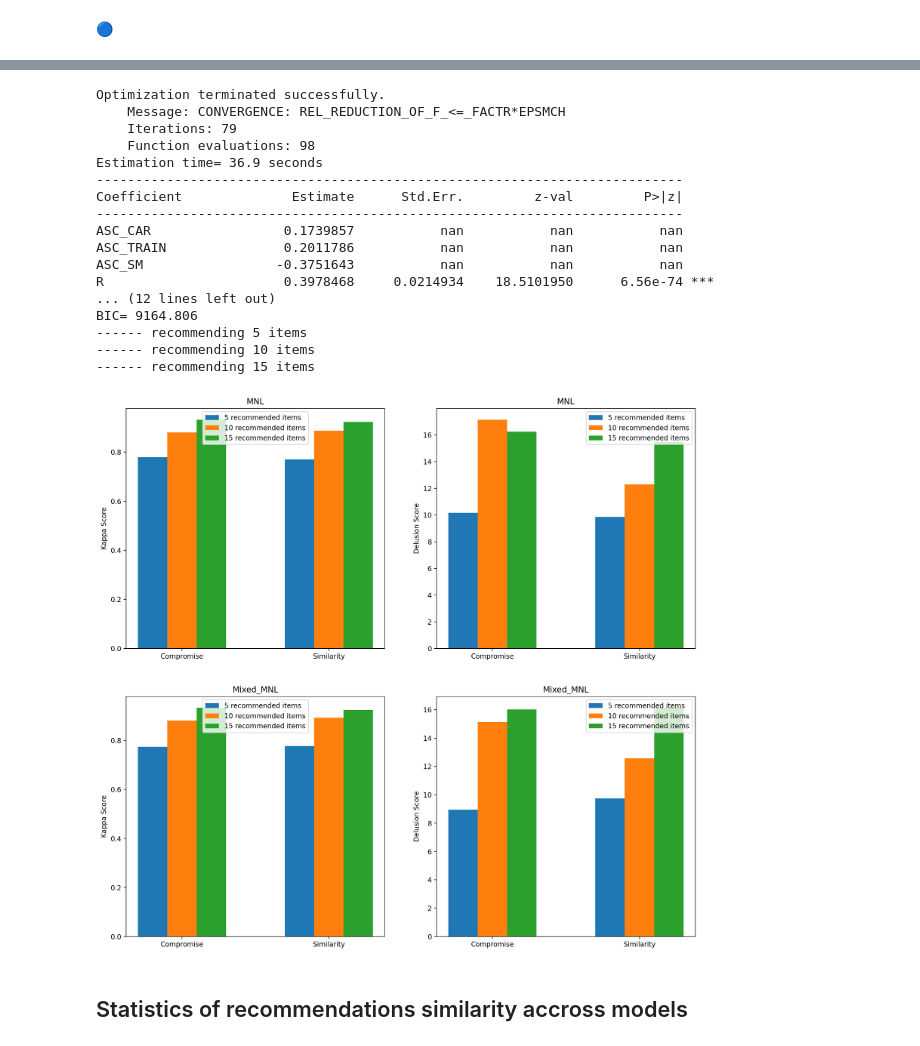
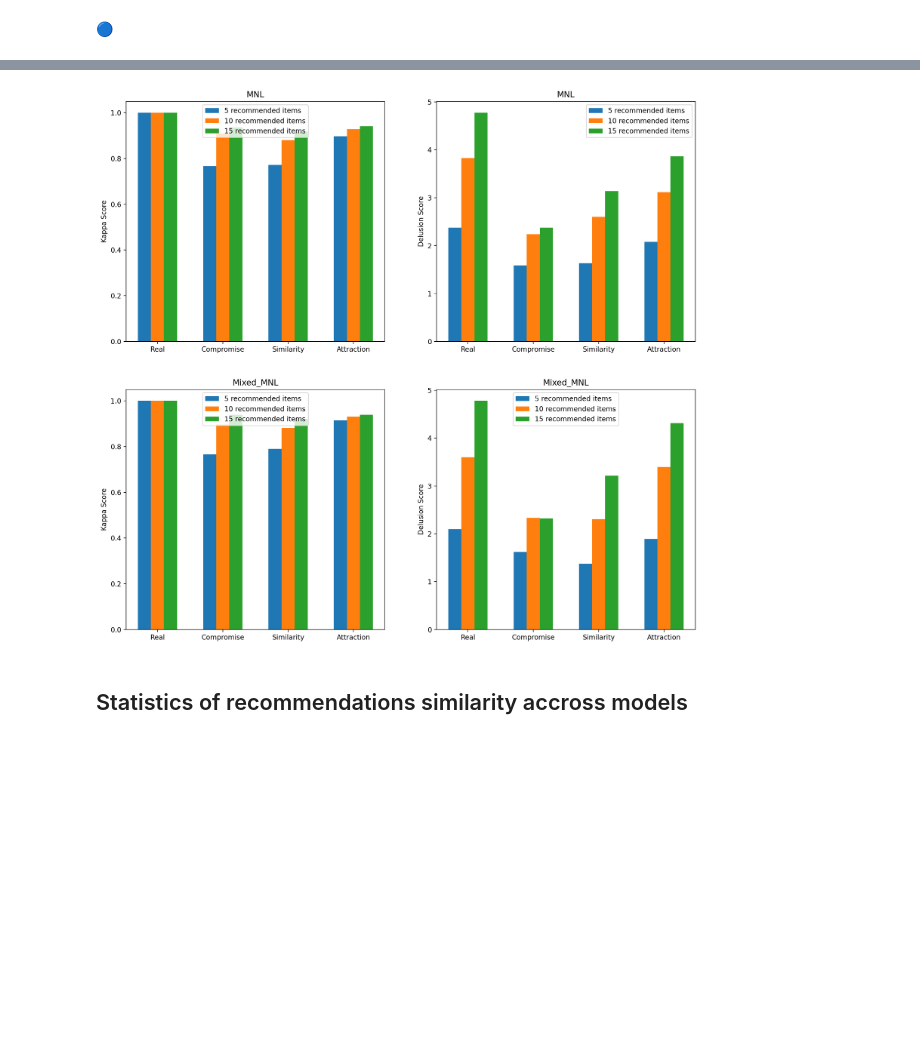
Before and after one commit to dorin133/MLHB_final_project, a Jupyter notebook: project.ipynb, the cells around one changed output, grey strips where cells are left out. Cells and saved outputs as stored; diff of their text form; code cells hidden in the pictures; blank space fills up the shorter version.

Commit message:
enhanced plot analysis in part 1,moved it to Q4

```diff
--- a/project.ipynb
+++ b/project.ipynb
@@ -1548,7 +1549,8 @@ class SwissMetro():
 # %% [markdown]
 Now, let's inspect the data and get a better understanding of the relevant columns:
 # %%
-sm_env = SwissMetro()
+varnames = ['INCOME', 'HE', 'CO', 'TT' ]
+sm_env = SwissMetro(varnames)
 
 display(
     sm_env.orig_long_data.head(27)
@@ -1714,25 +1710,27 @@ from mnl_general import MNL_General
 import pandas as pd
 import numpy as np
 class Mixed_MNL(MNL_General):
-    def __init__(self):
+    def __init__(self, varnames, varnames_):
         super(). __init__()
         self.model = MixedLogit()
+        self.varnames = varnames
+        self.varnames_ = varnames_
 
-    def fit(self, X, y = None, varnames = ['ASC_CAR', 'ASC_TRAIN', 'ASC_SM', 'R', 'CO', 'TT', 'HE']):
+    def fit(self, X, y = None):
 
-        self.randvars = {'R': 'n', 'CO':'n', 'TT': 'n', 'HE': 'n'}
-        self.model.fit(X=X[varnames], y=y, varnames=varnames,
-        alts=X['alt'], ids=X['slate_id'], avail=X['AV'],
-        randvars=self.randvars , n_draws=500, optim_method='L-BFGS-B')
-        self.model.summary()
+        self.randvars = { 'CO':'n', 'TT': 'n', 'HE': 'n'}
+        self.model.fit(X=X[self.varnames_], y=y, varnames=self.varnames_,
+        alts=X['alt'], ids=X['slate_id'], panels=X['slate_id'],
+        randvars=self.randvars , n_draws=500, optim_method='L-BFGS-B', random_state = 123, verbose = 0)
+        # self.model.summary()
         return self
 
-    def predict_proba(self, X, num_draws = 200, varnames = ['ASC_CAR', 'ASC_TRAIN', 'ASC_SM', 'R', 'CO', 'TT', 'HE']):
+    def predict_proba(self, X, num_draws = 200):
         coeffs = pd.DataFrame(self.model.coeff_.reshape(1, -1), columns=self.model.coeff_names)
         mean_scores = None
         for r in range(num_draws):
             draws_weights = []
-            for var in varnames :
+            for var in self.varnames_ :
                 mean = coeffs[var]
                 if var in self.randvars:
                     std = abs(coeffs['sd.' + var])
@@ -1740,7 +1738,7 @@ class Mixed_MNL(MNL_General):
                 else:
                     var_weight = coeffs[var]
                 draws_weights.append(var_weight)
-            scores = X[varnames]@draws_weights
+            scores = X[self.varnames_]@draws_weights
             if mean_scores is None:
                 mean_scores = scores
             else:
@@ -1797,0 +1752,9 @@ BIC= 9164.806
+# %%
+num_items_to_recommend = 5
+
+varnames = ['slate_id', 'sample_id',  'AV', 'alt', 'INCOME', 'HE', 'CO', 'TT']
+varnames_ = [ 'INCOME', 'HE', 'CO', 'TT' ]
+learning_models = {'MNL': MNL(varnames, varnames_), 'Mixed_MNL': Mixed_MNL(varnames, varnames_)}
+
+
+trained_models = train_all_models_for_users(learning_models, sm_env,  varnames = varnames )
@@ -1798,3 +1772,5 @@ BIC= 9164.806
+# %%
+recommendations_features_all_models = generate_recommendations(num_items_to_recommend, trained_models, sm_env, varnames = varnames_)
 # %% [markdown]
 ## kappa and delusion calculation
 # %%
@@ -1828,9 +1804,6 @@ for user, usr_metrics in metric_per_usr.items():
 # %%
 bar_plot_q4_1(kappa_delusion_metrics)
 
-
-learning_models = {'MNL': MNL(), 'Mixed_MNL': Mixed_MNL()}
-
 num_items_to_recommend_options = [5, 10, 15]
 bar_plot_q4_2(learning_models, sm_env, num_items_to_recommend_options, varnames = varnames, varnames_ = varnames_)
 # %% [output]
@@ -1855,21 +1824,4 @@ BIC= 9838.205
-Optimization terminated successfully.
-    Message: CONVERGENCE: REL_REDUCTION_OF_F_<=_FACTR*EPSMCH
-    Iterations: 79
-    Function evaluations: 98
-Estimation time= 36.9 seconds
----------------------------------------------------------------------------
-Coefficient              Estimate      Std.Err.         z-val         P>|z|
----------------------------------------------------------------------------
-ASC_CAR                 0.1739857           nan           nan           nan
-ASC_TRAIN               0.2011786           nan           nan           nan
-ASC_SM                 -0.3751643           nan           nan           nan
-R                       0.3978468     0.0214934    18.5101950      6.56e-74 ***
-... (12 lines left out)
-BIC= 9164.806
------- recommending 5 items
------- recommending 10 items
------- recommending 15 items
-[figure, old version]
+[figure, new version]
 # %% [markdown]
 ## Statistics of recommendations similarity accross models
 # %%
```
Also changed, not shown: parts of 39 cells of this notebook.
